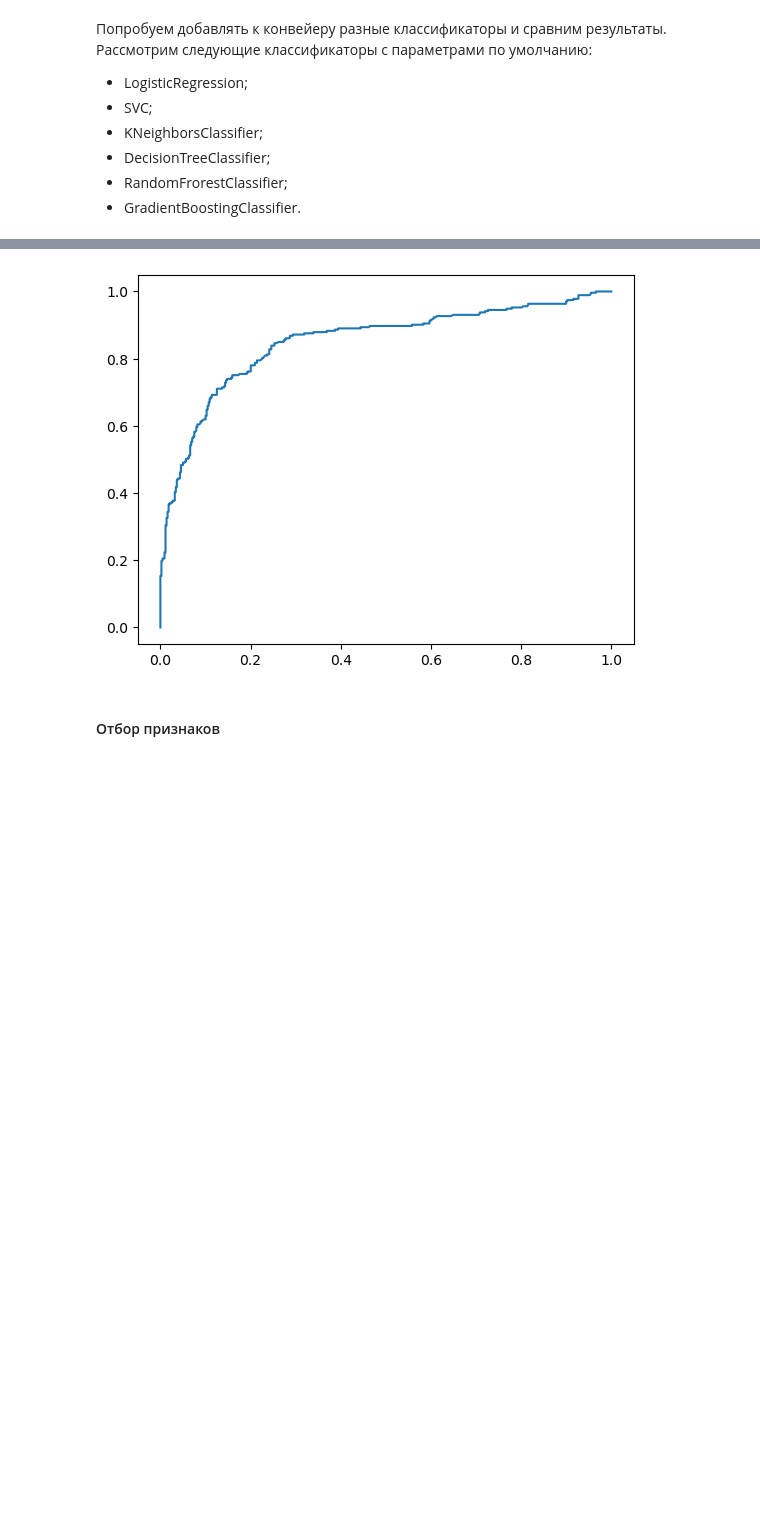
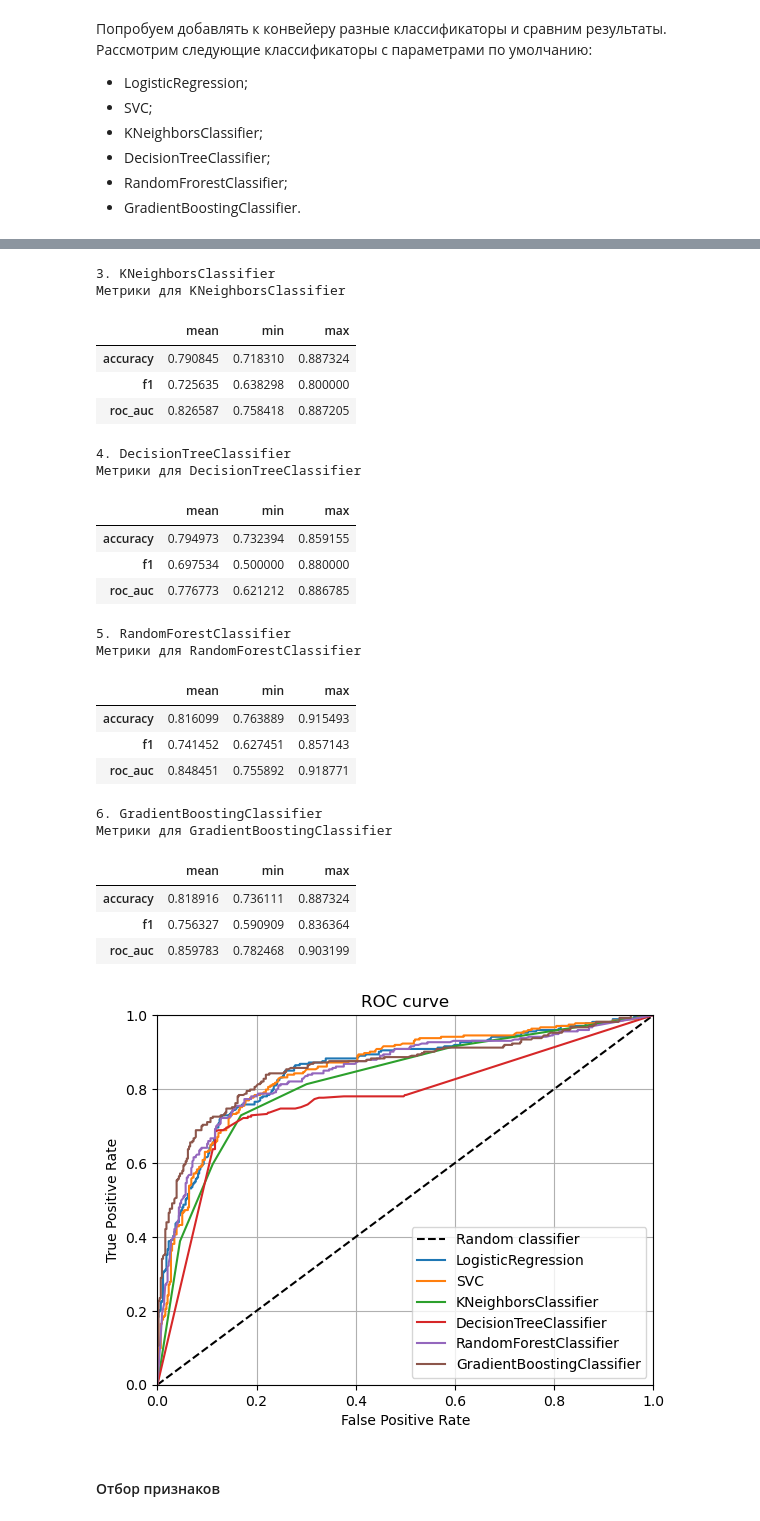
Before and after one commit to AlekseiBogachev/Titanic-Machine-Learning-from-Disaster, a Jupyter notebook: sources/Titanic-Machine-Learning-from-Disaster.ipynb, the cells around one changed output, grey strips where cells are left out. Cells and saved outputs as stored; diff of their text form; code cells hidden in the pictures; blank space fills up the shorter version.

```diff
--- a/sources/Titanic-Machine-Learning-from-Disaster.ipynb
+++ b/sources/Titanic-Machine-Learning-from-Disaster.ipynb
@@ -1443,16 +1449,19 @@ methods = [
 
 ax = None
 
+fig, ax = plot_roc_curve_for_random_clf()
+
 for i, (classifier, method) in enumerate(zip(classifiers, methods)):
     label = type(classifier).__name__
     print(f'{i+1}. {label}')
 
     pipe.set_params(classifier=classifier)
 
-    fig, ax = evaluate_model(model=pipe, X=X_train, y=y_train, method=method, label=label, cv=10, ax=ax)
+    ax = evaluate_model(model=pipe, X=X_train, y=y_train, method=method, label=label, cv=10, ax=ax)
 
     print()
 
+plt.legend()
 plt.show()
 # %% [output]
 1. LogisticRegression
@@ -1465,4 +1479,28 @@ UnboundLocalError: local variable 'fig' referenced before assignment
+3. KNeighborsClassifier
+Метрики для KNeighborsClassifier
+|  | mean | min | max |
+| accuracy | 0.790845 | 0.718310 | 0.887324 |
+| f1 | 0.725635 | 0.638298 | 0.800000 |
+| roc_auc | 0.826587 | 0.758418 | 0.887205 |
+4. DecisionTreeClassifier
+Метрики для DecisionTreeClassifier
+|  | mean | min | max |
+| accuracy | 0.794973 | 0.732394 | 0.859155 |
+| f1 | 0.697534 | 0.500000 | 0.880000 |
+| roc_auc | 0.776773 | 0.621212 | 0.886785 |
+5. RandomForestClassifier
+Метрики для RandomForestClassifier
+|  | mean | min | max |
+| accuracy | 0.816099 | 0.763889 | 0.915493 |
+| f1 | 0.741452 | 0.627451 | 0.857143 |
+| roc_auc | 0.848451 | 0.755892 | 0.918771 |
+6. GradientBoostingClassifier
+Метрики для GradientBoostingClassifier
+|  | mean | min | max |
+| accuracy | 0.818916 | 0.736111 | 0.887324 |
+| f1 | 0.756327 | 0.590909 | 0.836364 |
+| roc_auc | 0.859783 | 0.782468 | 0.903199 |
-[figure, old version]
+[figure, new version]
 # %% [markdown]
 #### Отбор признаков
 # %% [markdown]
```
Also changed, not shown: parts of 12 cells of this notebook.
